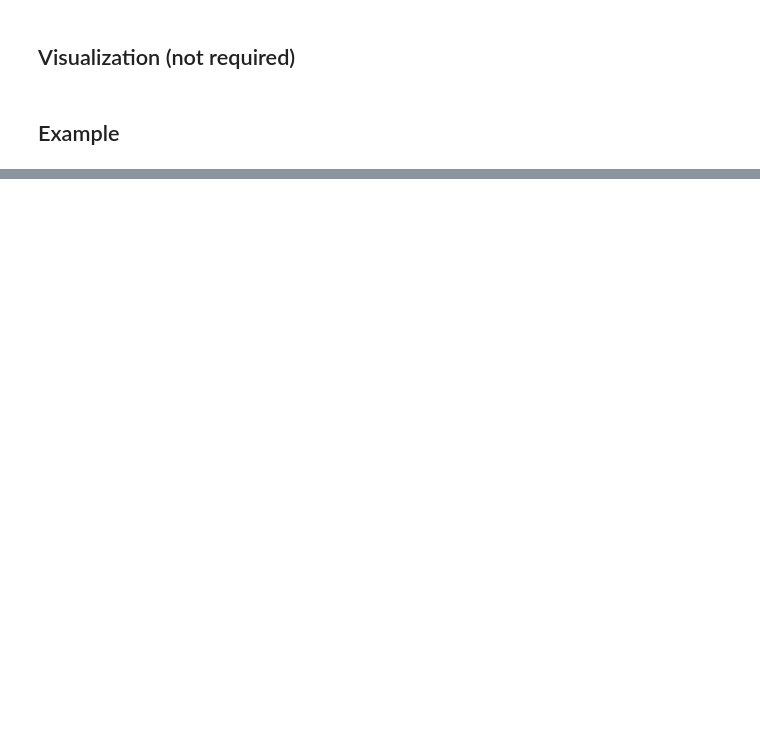
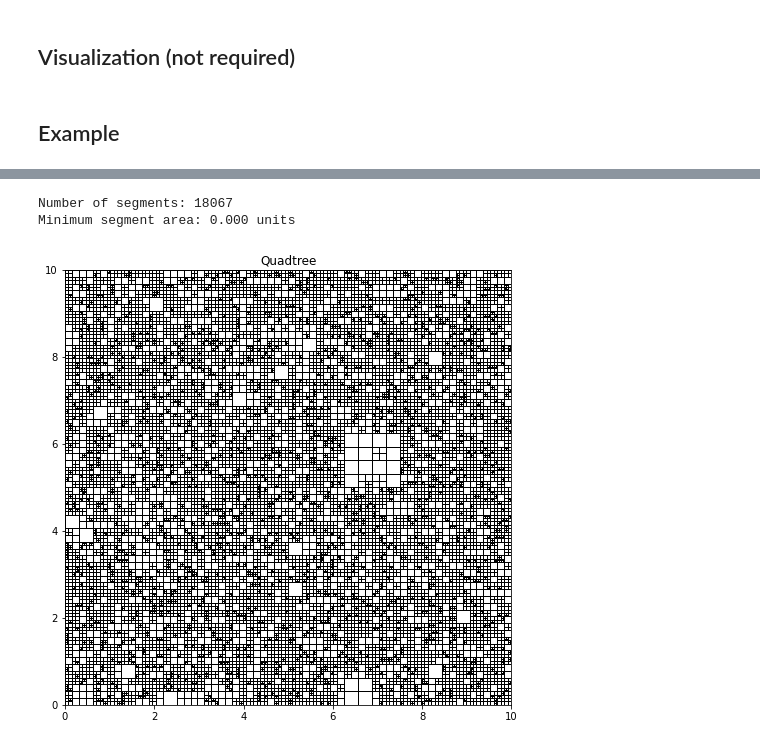
Before and after one commit to Marissa-working/Ice-Floe-Research, a Jupyter notebook: quadtreee.ipynb, the cells around one changed output, grey strips where cells are left out. Cells and saved outputs as stored; diff of their text form; code cells hidden in the pictures; blank space fills up the shorter version.

```diff
--- a/quadtreee.ipynb
+++ b/quadtreee.ipynb
@@ -220,0 +310,6 @@ for i in range(1,10):
+# %%
+quard.graph()
+# %% [output]
+Number of segments: 18067
+Minimum segment area: 0.000 units
+[figure, added]
```
Also changed, not shown: parts of 28 cells of this notebook.
